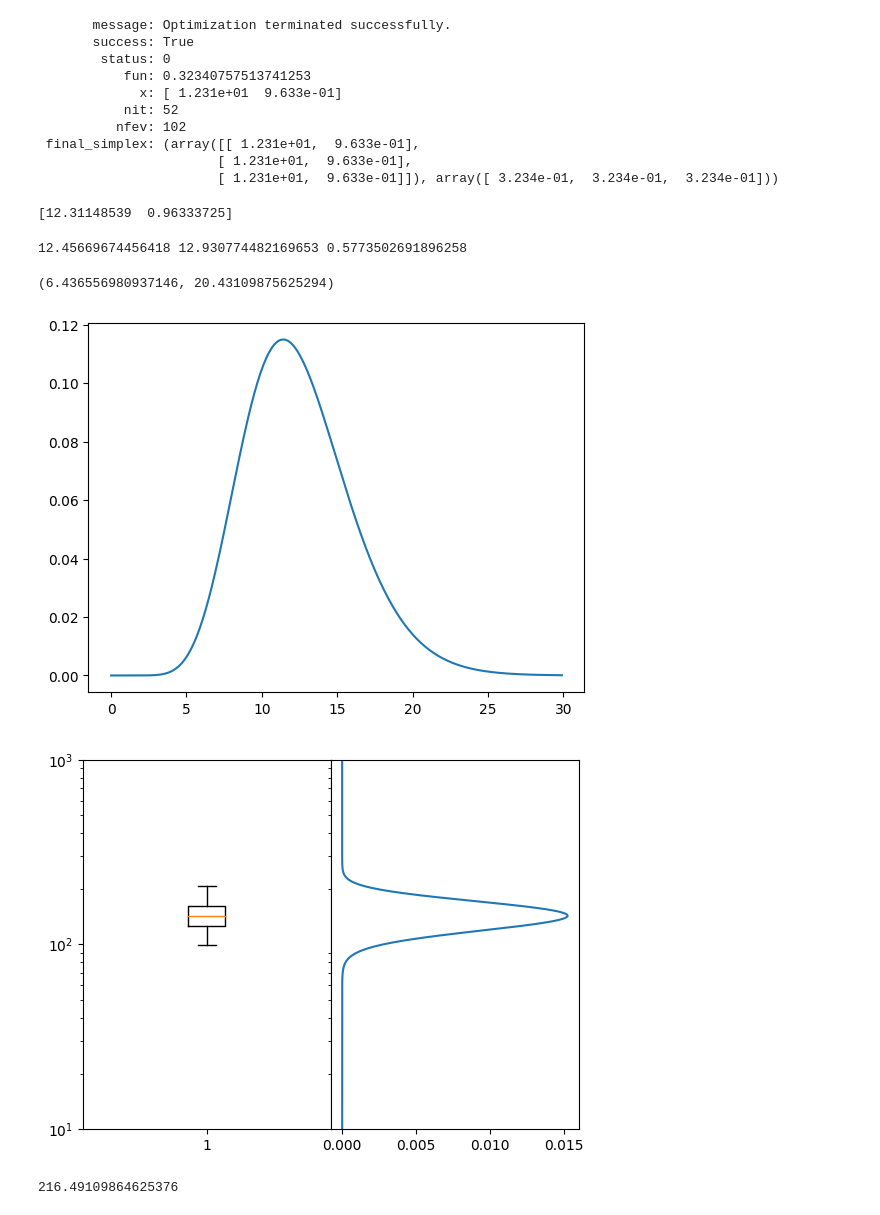
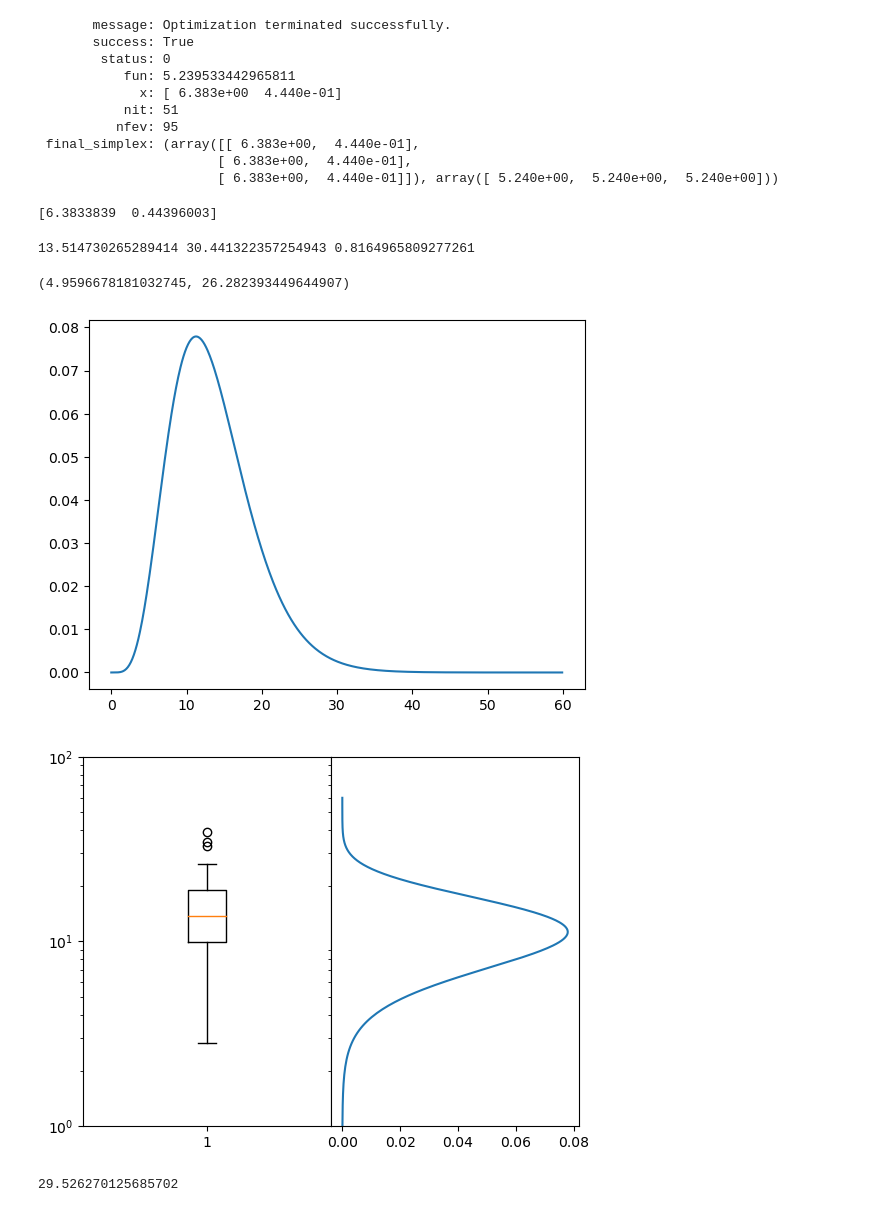
Before and after one commit to Nexia23/PTH_model_chapter, a Jupyter notebook: notebooks/determining_gamma_distributions.ipynb, the cells around one changed output. Cells and saved outputs as stored; diff of their text form; code cells hidden in the pictures.

```diff
--- a/notebooks/determining_gamma_distributions.ipynb
+++ b/notebooks/determining_gamma_distributions.ipynb
@@ -4,8 +4,8 @@ from scipy.stats import gamma, erlang
 from scipy.optimize import minimize
 import matplotlib.pyplot as plt
 # %%
-geo_mean = 10 #145/24  # geometric mean of oiE lifespan
-u = 21#205 /24# upper 95% CI
+geo_mean = 12 #145/24  # geometric mean of oiE lifespan
+u = 28#205 /24# upper 95% CI
 l = 7#103 /24# lower 95% CI
 # %%
 mu = geo_mean
@@ -29,7 +29,7 @@ gamma.interval(a=n, confidence=0.95,scale=1/l_g)
 # %%
 # calculating the standard error from confidence intervals assuming normal disribution introduced a small error...
 # now I estimate the shape and rate parameter numerically
-def objective(nl: list, data: np.array = np.array([12, 7, 21])) -> float: #145/24, 103/24, 205/24
+def objective(nl: list, data: np.array = np.array([12, 7, 28])) -> float: #145/24, 103/24, 205/24
     n, l = nl
    # n = int(np.round(n))
    # m = erlang.stats(a=n, scale=1/l, moments='m')
@@ -40,36 +40,36 @@ def objective(nl: list, data: np.array = np.array([12, 7, 21])) -> float: #145/2
     score = score_array.sum()
     return score
 # %%
-res = minimize(objective, [10, 0.5], method='Nelder-Mead')
+res = minimize(objective, [20, .5], method='Nelder-Mead')
 # %%
 res
 # %% [output]
        message: Optimization terminated successfully.
        success: True
         status: 0
-           fun: 0.32340757513741253
-             x: [ 1.231e+01  9.633e-01]
-           nit: 52
-          nfev: 102
- final_simplex: (array([[ 1.231e+01,  9.633e-01],
-                       [ 1.231e+01,  9.633e-01],
-                       [ 1.231e+01,  9.633e-01]]), array([ 3.234e-01,  3.234e-01,  3.234e-01]))
+           fun: 5.239533442965811
+             x: [ 6.383e+00  4.440e-01]
+           nit: 51
+          nfev: 95
+ final_simplex: (array([[ 6.383e+00,  4.440e-01],
+                       [ 6.383e+00,  4.440e-01],
+                       [ 6.383e+00,  4.440e-01]]), array([ 5.240e+00,  5.240e+00,  5.240e+00]))
 # %%
 n_best, l_best = res.x
 print(res.x)
 # %% [output]
-[12.31148539  0.96333725]
+[6.3833839  0.44396003]
 # %%
 m , v, s = gamma.stats(a=int(np.round(n_best)), scale=1/l_best, moments='mvs')
 print(m, v, s)
 # %% [output]
-12.45669674456418 12.930774482169653 0.5773502691896258
+13.514730265289414 30.441322357254943 0.8164965809277261
 # %%
 gamma.interval(a=int(np.round(n_best)), confidence=0.95,scale=1/l_best)
 # %% [output]
-(6.436556980937146, 20.43109875625294)
+(4.9596678181032745, 26.282393449644907)
 # %%
-x = np.arange(0, 30, 0.1)
+x = np.arange(0, 60, 0.1)
 y = gamma.pdf(x, a=int(np.round(n_best)),scale=1/l_best)
 y_sample = np.random.gamma(shape=n_best, scale=1/l_best, size=100)
 # %%
@@ -78,21 +78,21 @@ ax.plot(x, y)
 
 plt.show()
 # %% [output]
-[figure, old version]
+[figure, new version]
 # %%
 fig, ax = plt.subplots(1, 2)
 ax[1].plot(y, x)
 ax[1].set_yscale('log')
-ax[1].set_ylim(10, 1000)
+ax[1].set_ylim(1, 100)
 ax[1].set_yticks([])
 ax[0].boxplot(y_sample)
 ax[0].set_yscale('log')
-ax[0].set_ylim(10, 1000)
+ax[0].set_ylim(1, 100)
 plt.subplots_adjust(wspace=0)
 plt.show()
 # %% [output]
-[figure, old version]
+[figure, new version]
 # %%
 erlang.ppf(0.99,  a=int(np.round(n_best)),scale=1/l_best)
 # %% [output]
-216.49109864625376
+29.526270125685702
```
Also changed, not shown: parts of 3 cells of this notebook.
